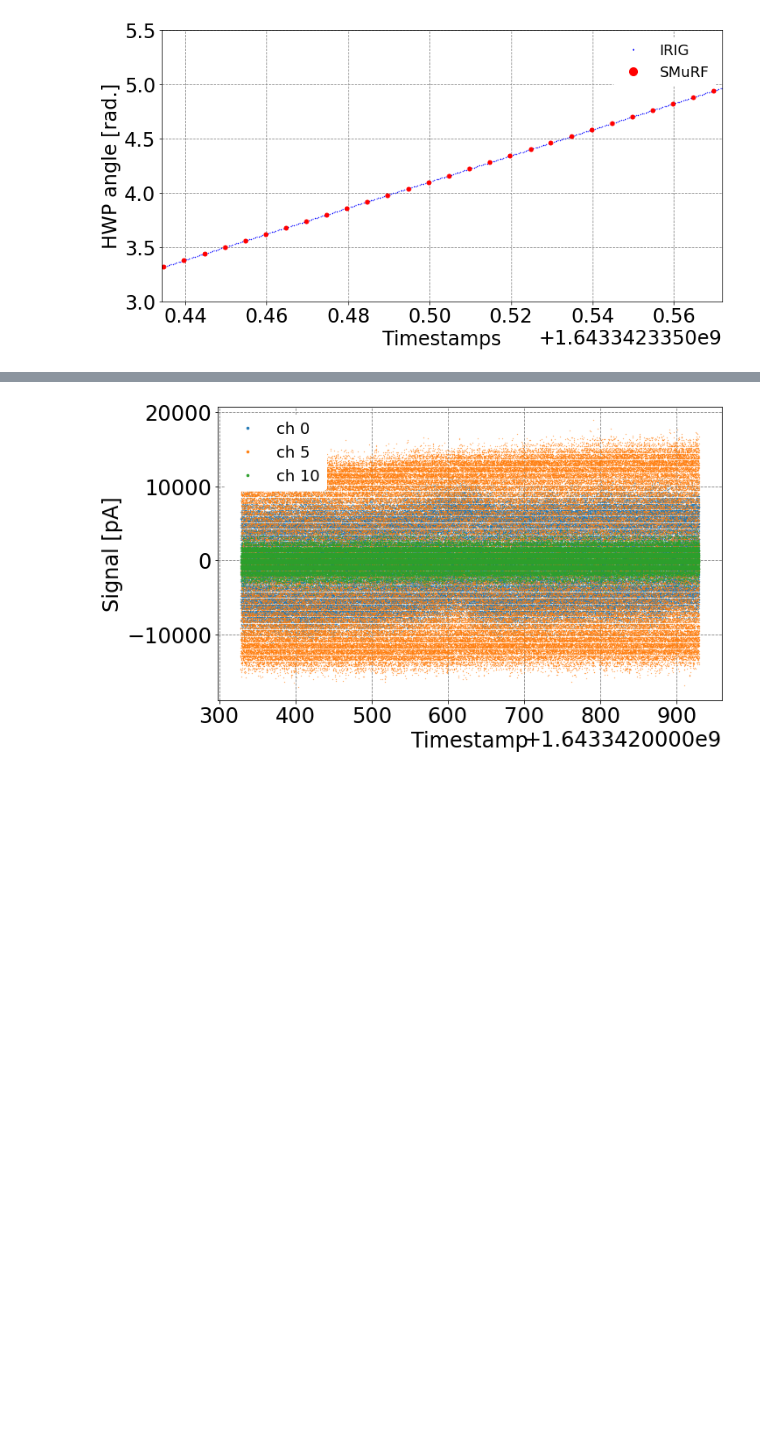
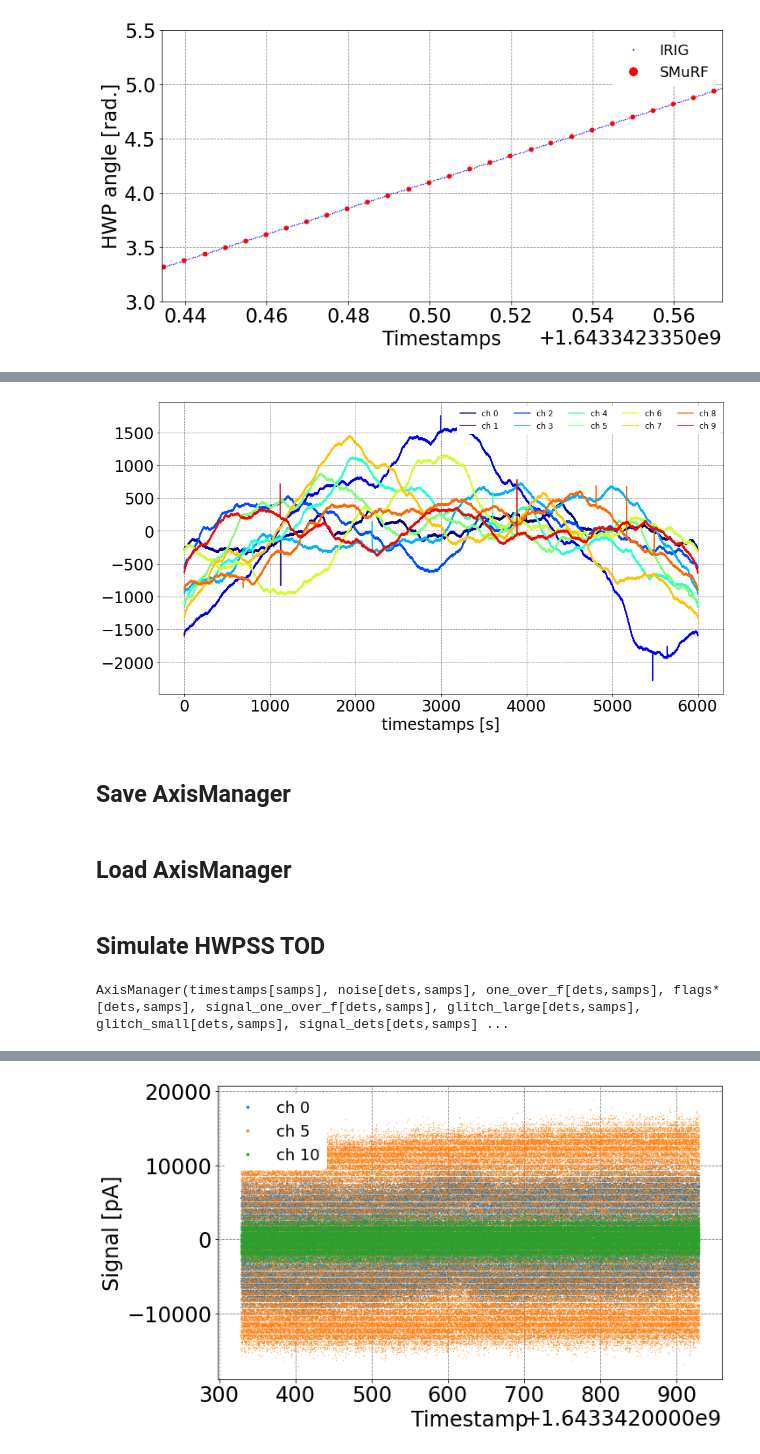
Before and after one commit to yukisakurai/so_pwg_tutorial, a Jupyter notebook: tutorial_hwp.ipynb, the cells around one changed output, grey strips where cells are left out. Drawn from its saved outputs; the diff is of its cells as text; code cells hidden in the pictures; blank space fills up the shorter version.

```diff
--- a/tutorial_hwp.ipynb
+++ b/tutorial_hwp.ipynb
@@ -254,0 +304,14 @@ plt.show()
+# %%
+if not 'signal_dets' in aman_sim.keys(): aman_sim.wrap('signal_dets', aman_sim.noise + aman_sim.glitch_large + aman_sim.glitch_small, [(0,'dets'), (1,'samps')] )
+else: aman_sim.signal_dets = aman_sim.noise + aman_sim.glitch_large + aman_sim.glitch_small
+aman_sim.signal_one_over_f = aman_sim.one_over_f + aman_sim.signal_dets
+# %%
+plt.figure(figsize=(15,8))
+for i in range(aman_sim.dets.count): plt.plot(aman_sim.timestamps,aman_sim.signal_one_over_f[i],color=cm.jet(i/aman_sim.dets.count),label='ch '+str(i))
+plt.xlabel('timestamps [s]')
+plt.legend(loc=1,ncol=5,fontsize=12)
+plt.show()
+# %% [output]
+[figure, added]
+# %% [markdown]
+## Save AxisManager
@@ -254,0 +320,2 @@ plt.show()
+# %% [markdown]
+## Load AxisManager
@@ -254,0 +324,2 @@ plt.show()
+# %% [markdown]
+## Simulate HWPSS TOD
@@ -254,0 +334,5 @@ plt.show()
+# %%
+if 'signal_hwpss' in aman_sim.keys(): aman_sim.move('signal_hwpss','')
+aman_sim.wrap('signal_hwpss', aman_sim.signal_one_over_f+aman_sim.hwpss, [(0,'dets'), (1,'samps')] )
+# %% [output]
+AxisManager(timestamps[samps], noise[dets,samps], one_over_f[dets,samps], flags*[dets,samps], signal_one_over_f[dets,samps], glitch_large[dets,samps], glitch_small[dets,samps], signal_dets[dets,samps] ...
```
Also changed, not shown: parts of 46 cells of this notebook, 1 other file.
